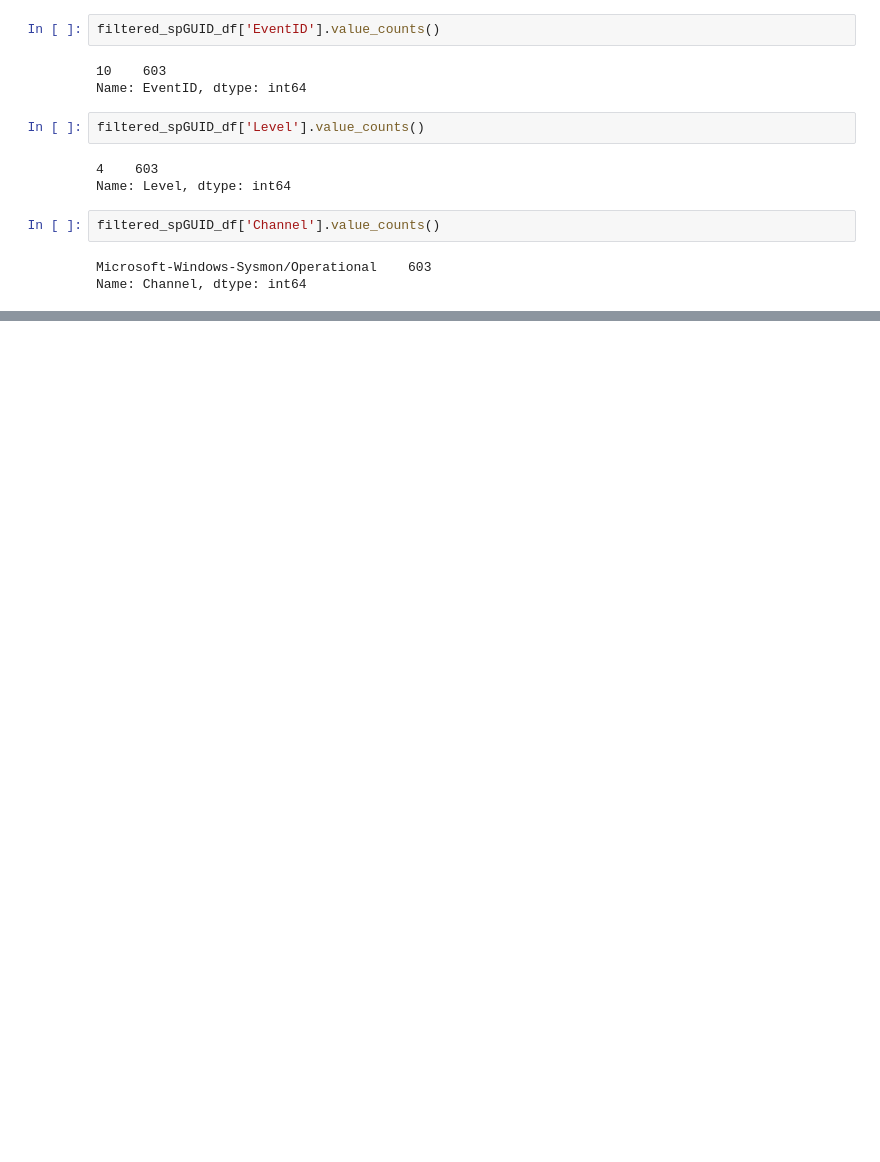
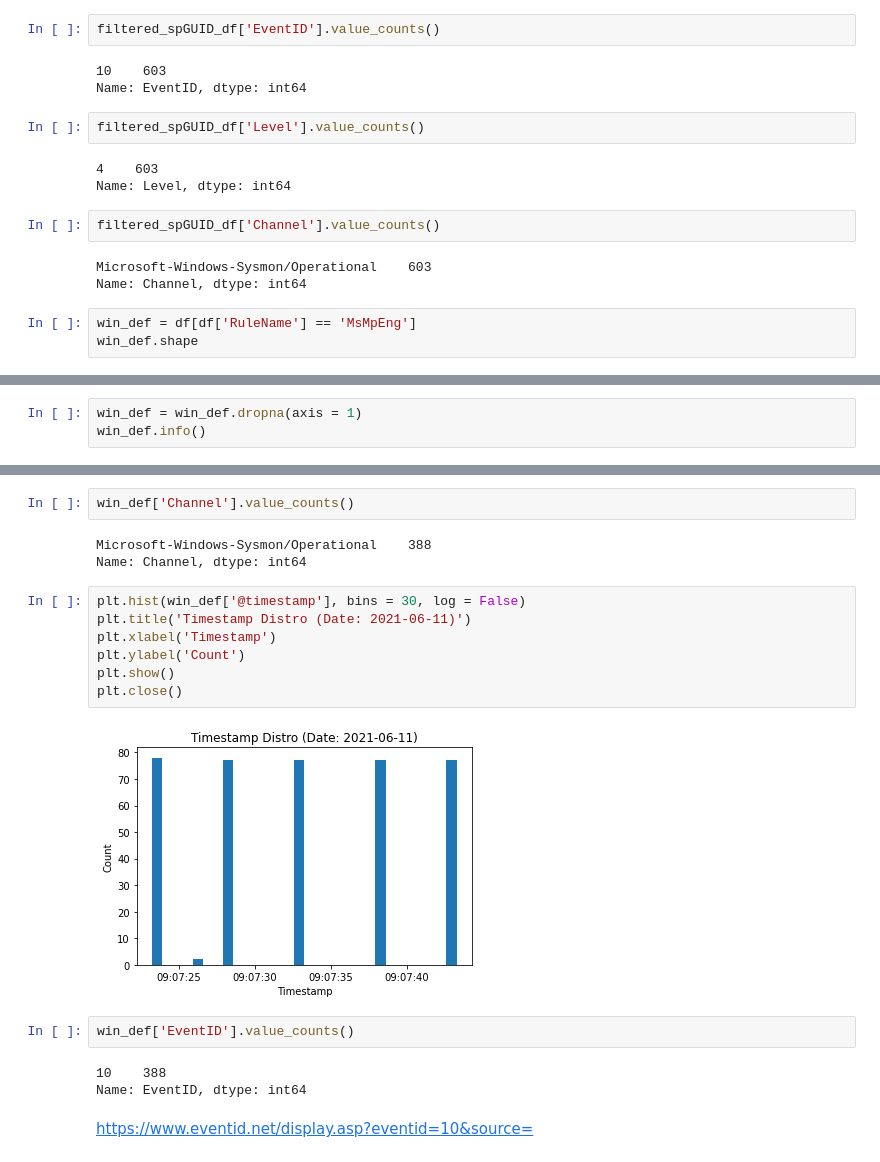
Before and after one commit to samar14641/cyber-ent-extraction, a Jupyter notebook: cobalt_strike_eda.ipynb, the cells around one changed output, grey strips where cells are left out. Drawn from its saved outputs; the diff is of its cells as text; blank space fills up the shorter version.

Commit message:
working on windows defender samples

```diff
--- a/cobalt_strike_eda.ipynb
+++ b/cobalt_strike_eda.ipynb
@@ -466,3 +466,6 @@ filtered_spGUID_df['Channel'].value_counts()
 # %% [output]
 Microsoft-Windows-Sysmon/Operational    603
 Name: Channel, dtype: int64
+# %%
+win_def = df[df['RuleName'] == 'MsMpEng']
+win_def.shape
@@ -468,0 +477,3 @@ Name: Channel, dtype: int64
+# %%
+win_def = win_def.dropna(axis = 1)
+win_def.info()
@@ -468,0 +518,21 @@ Name: Channel, dtype: int64
+# %%
+win_def['Channel'].value_counts()
+# %% [output]
+Microsoft-Windows-Sysmon/Operational    388
+Name: Channel, dtype: int64
+# %%
+plt.hist(win_def['@timestamp'], bins = 30, log = False)
+plt.title('Timestamp Distro (Date: 2021-06-11)')
+plt.xlabel('Timestamp')
+plt.ylabel('Count')
+plt.show()
+plt.close()
+# %% [output]
+[figure, added]
+# %%
+win_def['EventID'].value_counts()
+# %% [output]
+10    388
+Name: EventID, dtype: int64
+# %% [markdown]
+https://www.eventid.net/display.asp?eventid=10&source=
```
Also changed, not shown: parts of 25 cells of this notebook.
